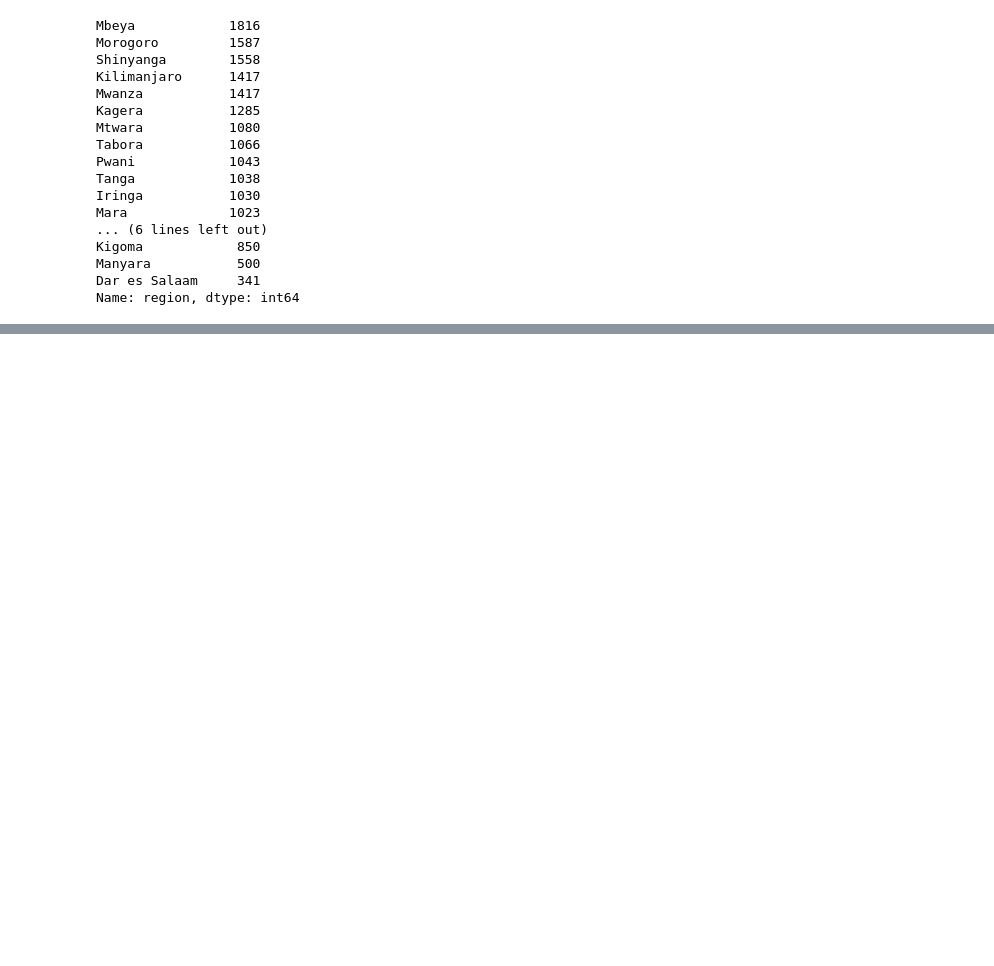
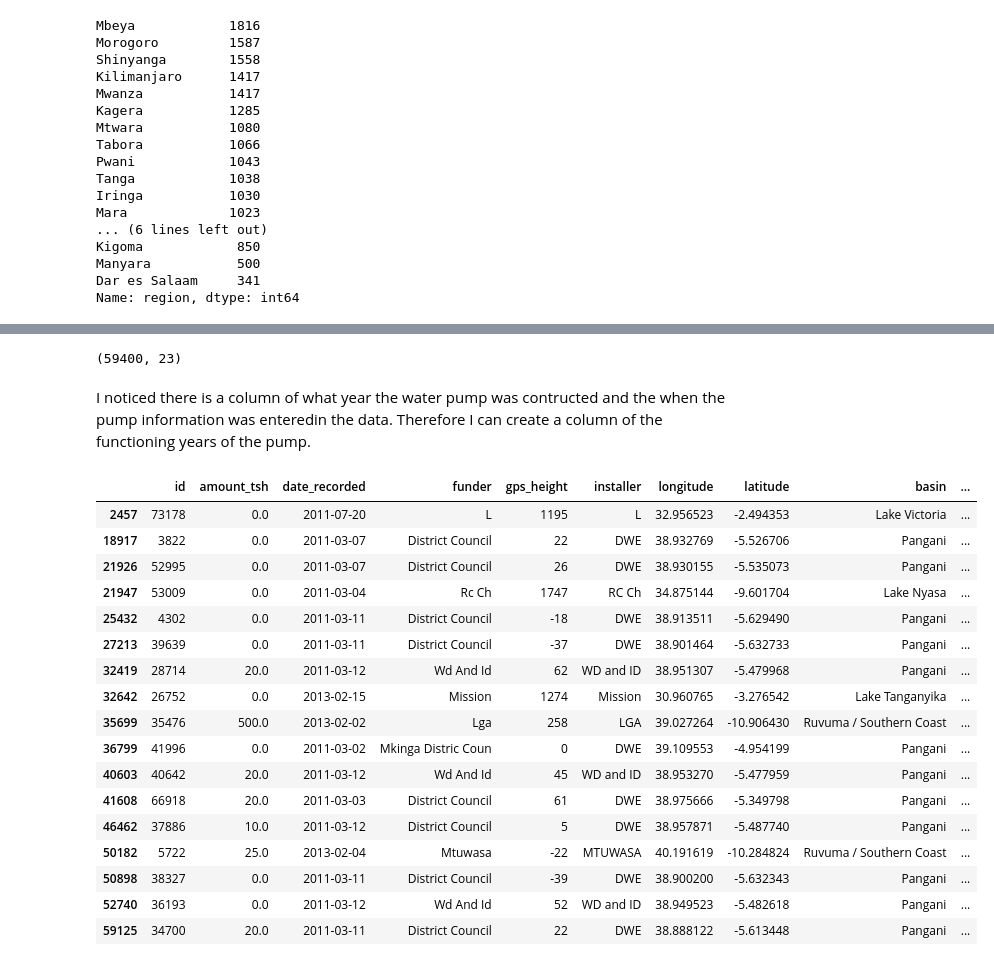
Before and after one commit to emilia329/PumpIt, a Jupyter notebook: WaterTanzia.ipynb, the cells around one changed output, grey strips where cells are left out. Saved outputs shown, nothing was run; the diff lists cells and outputs as text; code cells hidden in the pictures; blank space fills up the shorter version.

```diff
--- a/WaterTanzia.ipynb
+++ b/WaterTanzia.ipynb
@@ -375,0 +421,4 @@ JFK.groupby('OP_UNIQUE_CARRIER').agg({'AIR_TIME': ['mean']})
+# %%
+df['funder'].fillna('other', inplace=True)
+df['scheme_management'].fillna('other', inplace=True)
+df['installer'].fillna('other', inplace=True)
@@ -375,0 +427,2 @@ JFK.groupby('OP_UNIQUE_CARRIER').agg({'AIR_TIME': ['mean']})
+# %%
+df.drop(columns=['public_meeting','permit'],inplace=True)
@@ -375,0 +449,31 @@ JFK.groupby('OP_UNIQUE_CARRIER').agg({'AIR_TIME': ['mean']})
+# %%
+df.shape
+# %% [output]
+(59400, 23)
+# %% [markdown]
+I noticed there is a column of what year the water pump was contructed and the when the pump information was enteredin the data. Therefore I can create a column of the functioning years of the pump.
+# %%
+df['date_recorded'] = pd.to_datetime(df['date_recorded'])
+# %%
+df['operational_year'] = df.date_recorded.dt.year - df.construction_year
+# %%
+df[(df['construction_year'] == 1966)]
+# %% [output]
+|  | id | amount_tsh | date_recorded | funder | gps_height | installer | longitude | latitude | basin | ... |
+| 2457 | 73178 | 0.0 | 2011-07-20 | L | 1195 | L | 32.956523 | -2.494353 | Lake Victoria | ... |
+| 18917 | 3822 | 0.0 | 2011-03-07 | District Council | 22 | DWE | 38.932769 | -5.526706 | Pangani | ... |
+| 21926 | 52995 | 0.0 | 2011-03-07 | District Council | 26 | DWE | 38.930155 | -5.535073 | Pangani | ... |
+| 21947 | 53009 | 0.0 | 2011-03-04 | Rc Ch | 1747 | RC Ch | 34.875144 | -9.601704 | Lake Nyasa | ... |
+| 25432 | 4302 | 0.0 | 2011-03-11 | District Council | -18 | DWE | 38.913511 | -5.629490 | Pangani | ... |
+| 27213 | 39639 | 0.0 | 2011-03-11 | District Council | -37 | DWE | 38.901464 | -5.632733 | Pangani | ... |
+| 32419 | 28714 | 20.0 | 2011-03-12 | Wd And Id | 62 | WD and ID | 38.951307 | -5.479968 | Pangani | ... |
+| 32642 | 26752 | 0.0 | 2013-02-15 | Mission | 1274 | Mission | 30.960765 | -3.276542 | Lake Tanganyika | ... |
+| 35699 | 35476 | 500.0 | 2013-02-02 | Lga | 258 | LGA | 39.027264 | -10.906430 | Ruvuma / Southern Coast | ... |
+| 36799 | 41996 | 0.0 | 2011-03-02 | Mkinga Distric Coun | 0 | DWE | 39.109553 | -4.954199 | Pangani | ... |
+| 40603 | 40642 | 20.0 | 2011-03-12 | Wd And Id | 45 | WD and ID | 38.953270 | -5.477959 | Pangani | ... |
+| 41608 | 66918 | 20.0 | 2011-03-03 | District Council | 61 | DWE | 38.975666 | -5.349798 | Pangani | ... |
+| 46462 | 37886 | 10.0 | 2011-03-12 | District Council | 5 | DWE | 38.957871 | -5.487740 | Pangani | ... |
+| 50182 | 5722 | 25.0 | 2013-02-04 | Mtuwasa | -22 | MTUWASA | 40.191619 | -10.284824 | Ruvuma / Southern Coast | ... |
+| 50898 | 38327 | 0.0 | 2011-03-11 | District Council | -39 | DWE | 38.900200 | -5.632343 | Pangani | ... |
+| 52740 | 36193 | 0.0 | 2011-03-12 | Wd And Id | 52 | WD and ID | 38.949523 | -5.482618 | Pangani | ... |
+| 59125 | 34700 | 20.0 | 2011-03-11 | District Council | 22 | DWE | 38.888122 | -5.613448 | Pangani | ... |
```
Also changed, not shown: parts of 18 cells of this notebook.
